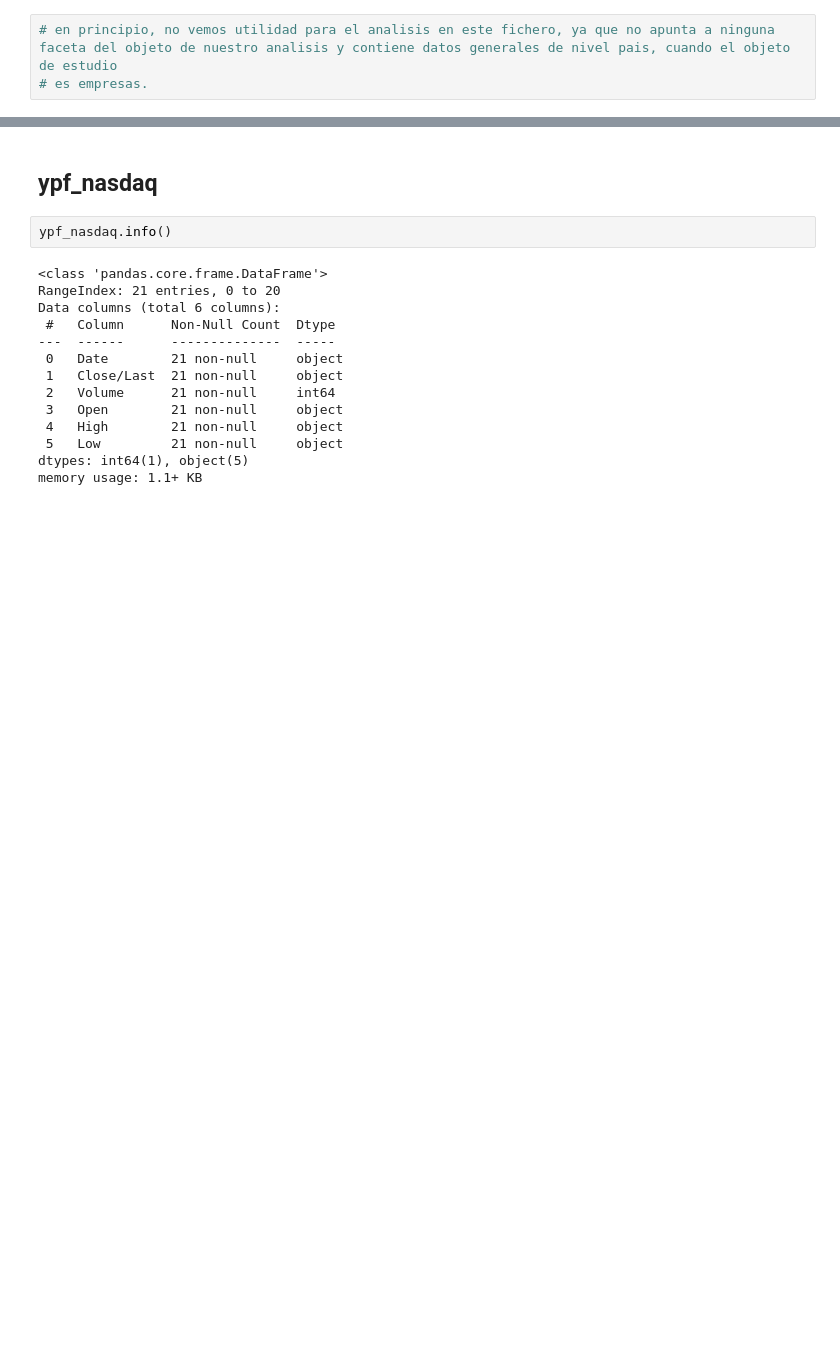
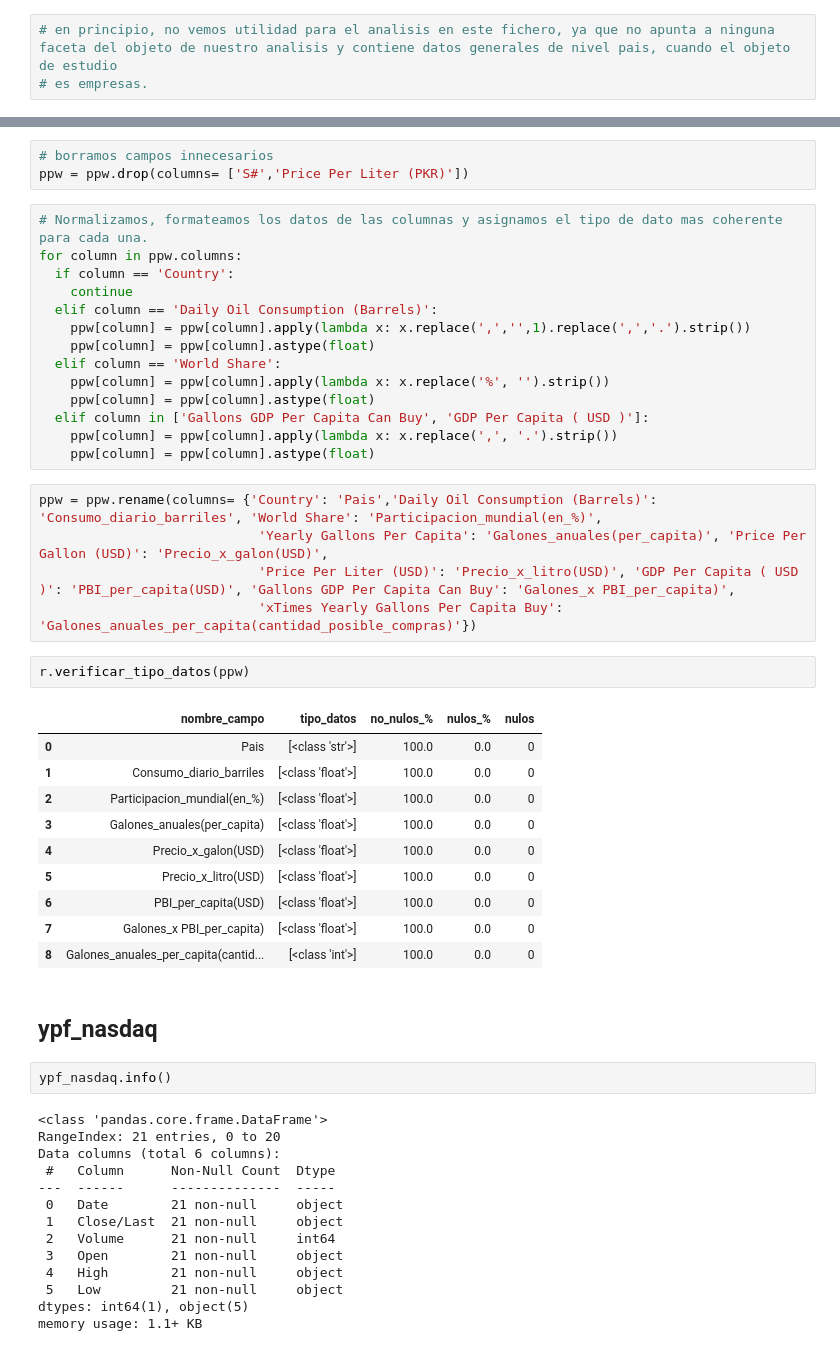
Before and after one commit to No-Country-simulation/c19-108-m-data-bi, a Jupyter notebook: notebooks/ETL.ipynb, the cells around one changed output, grey strips where cells are left out. Cells and saved outputs as stored; diff of their text form; blank space fills up the shorter version.

Commit message:
actualizacion informe_ETL y ETL, subo ficheros limpios de precios

```diff
--- a/notebooks/ETL.ipynb
+++ b/notebooks/ETL.ipynb
@@ -332,3 +347,38 @@ ppw.head(10)
+# %%
+# borramos campos innecesarios
+ppw = ppw.drop(columns= ['S#','Price Per Liter (PKR)'])
+# %%
+# Normalizamos, formateamos los datos de las columnas y asignamos el tipo de dato mas coherente para cada una.
+for column in ppw.columns:
+  if column == 'Country':
+    continue
+  elif column == 'Daily Oil Consumption (Barrels)':
+    ppw[column] = ppw[column].apply(lambda x: x.replace(',','',1).replace(',','.').strip())
+    ppw[column] = ppw[column].astype(float)
+  elif column == 'World Share':
+    ppw[column] = ppw[column].apply(lambda x: x.replace('%', '').strip())
+    ppw[column] = ppw[column].astype(float)
+  elif column in ['Gallons GDP Per Capita Can Buy', 'GDP Per Capita ( USD )']:
+    ppw[column] = ppw[column].apply(lambda x: x.replace(',', '.').strip())
+    ppw[column] = ppw[column].astype(float)
+# %%
+ppw = ppw.rename(columns= {'Country': 'Pais','Daily Oil Consumption (Barrels)': 'Consumo_diario_barriles', 'World Share': 'Participacion_mundial(en_%)',
+                            'Yearly Gallons Per Capita': 'Galones_anuales(per_capita)', 'Price Per Gallon (USD)': 'Precio_x_galon(USD)',
+                            'Price Per Liter (USD)': 'Precio_x_litro(USD)', 'GDP Per Capita ( USD )': 'PBI_per_capita(USD)', 'Gallons GDP Per Capita Can Buy': 'Galones_x PBI_per_capita)',
+                            'xTimes Yearly Gallons Per Capita Buy': 'Galones_anuales_per_capita(cantidad_posible_compras)'})
+# %%
+r.verificar_tipo_datos(ppw)
+# %% [output]
+|  | nombre_campo | tipo_datos | no_nulos_% | nulos_% | nulos |
+| 0 | Pais | [<class 'str'>] | 100.0 | 0.0 | 0 |
+| 1 | Consumo_diario_barriles | [<class 'float'>] | 100.0 | 0.0 | 0 |
+| 2 | Participacion_mundial(en_%) | [<class 'float'>] | 100.0 | 0.0 | 0 |
+| 3 | Galones_anuales(per_capita) | [<class 'float'>] | 100.0 | 0.0 | 0 |
+| 4 | Precio_x_galon(USD) | [<class 'float'>] | 100.0 | 0.0 | 0 |
+| 5 | Precio_x_litro(USD) | [<class 'float'>] | 100.0 | 0.0 | 0 |
+| 6 | PBI_per_capita(USD) | [<class 'float'>] | 100.0 | 0.0 | 0 |
+| 7 | Galones_x PBI_per_capita) | [<class 'float'>] | 100.0 | 0.0 | 0 |
+| 8 | Galones_anuales_per_capita(cantid... | [<class 'int'>] | 100.0 | 0.0 | 0 |
 # %% [markdown]
 ## ypf_nasdaq
 # %%
```
Also changed, not shown: parts of 17 cells of this notebook, 2 other files.
